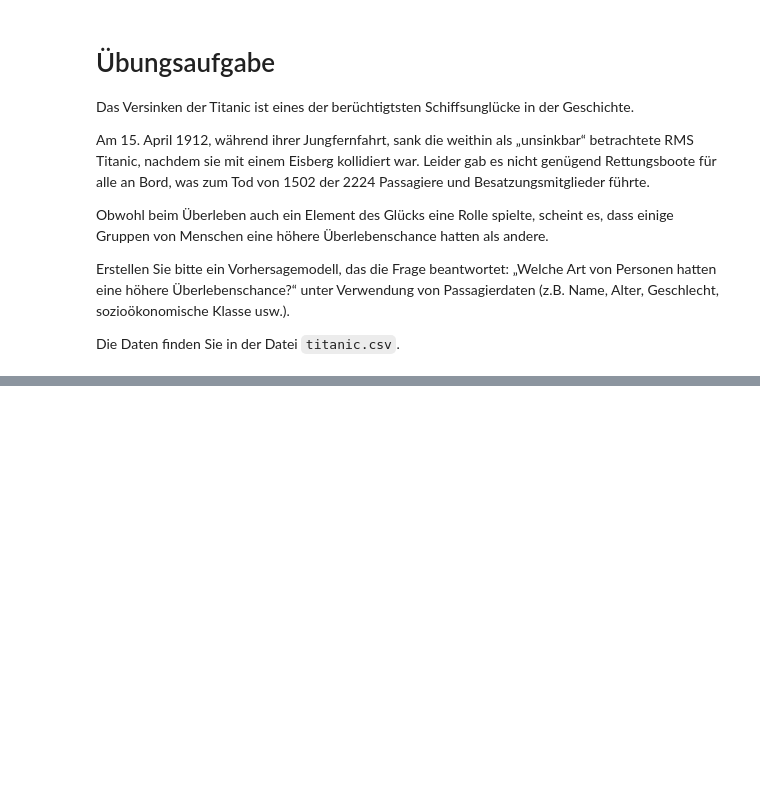
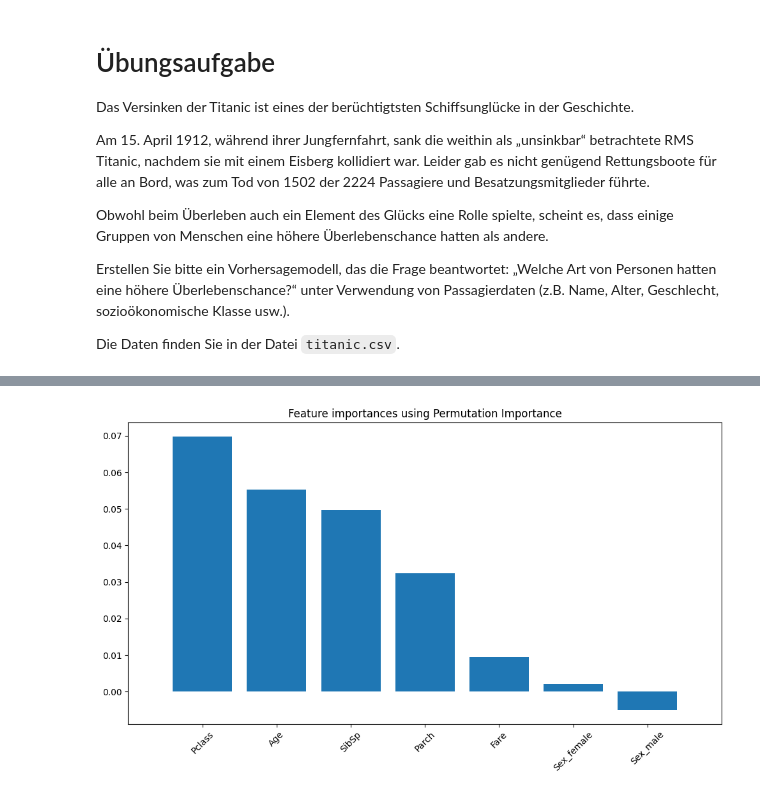
Before and after one commit to AlexKressner/Business_Intelligence, a Jupyter notebook: ML_Klassifikation.ipynb, the cells around one changed output, grey strips where cells are left out. Drawn from its saved outputs; the diff is of its cells as text; code cells hidden in the pictures; blank space fills up the shorter version.

```diff
--- a/ML_Klassifikation.ipynb
+++ b/ML_Klassifikation.ipynb
@@ -133,0 +226,4 @@ data.head()
+# %%
+# 2. Daten in Target & Feature aufteilen
+X = data.drop(columns="Survived")
+y = data["Survived"]
@@ -133,0 +239,3 @@ data.head()
+# %%
+# 3. Dummies erstellen
+X = pd.get_dummies(X)
@@ -133,0 +251,8 @@ data.head()
+# %%
+# 4. Train- und Testdaten definieren
+# X und y werden in Trainings- und Testmenge aufgeteilt, so dass die Testmenge 20% der vorhandenen Daten hat
+X_train, X_test, y_train, y_test = train_test_split(X, y, test_size=0.2, random_state=3)
+# %%
+# 5. Modell auswählen und trainieren
+model = RandomForestClassifier()
+model.fit(X_train, y_train)
@@ -133,0 +288,19 @@ data.head()
+# %%
+results = permutation_importance(model, X_test, y_test, n_repeats=10, random_state=42)
+
+# Get the mean importance of each feature
+importances = results.importances_mean
+
+# Sort the feature importances in descending order
+indices = np.argsort(importances)[::-1]
+
+# Plot the feature importances
+plt.figure(figsize=(10, 6))
+plt.title("Feature importances using Permutation Importance")
+plt.bar(range(X.shape[1]), importances[indices], align="center")
+plt.xticks(range(X.shape[1]), X.columns, rotation=45)
+plt.xlim([-1, X.shape[1]])
+plt.tight_layout()
+plt.show()
+# %% [output]
+[figure, added]
```
Also changed, not shown: parts of 24 cells of this notebook.
